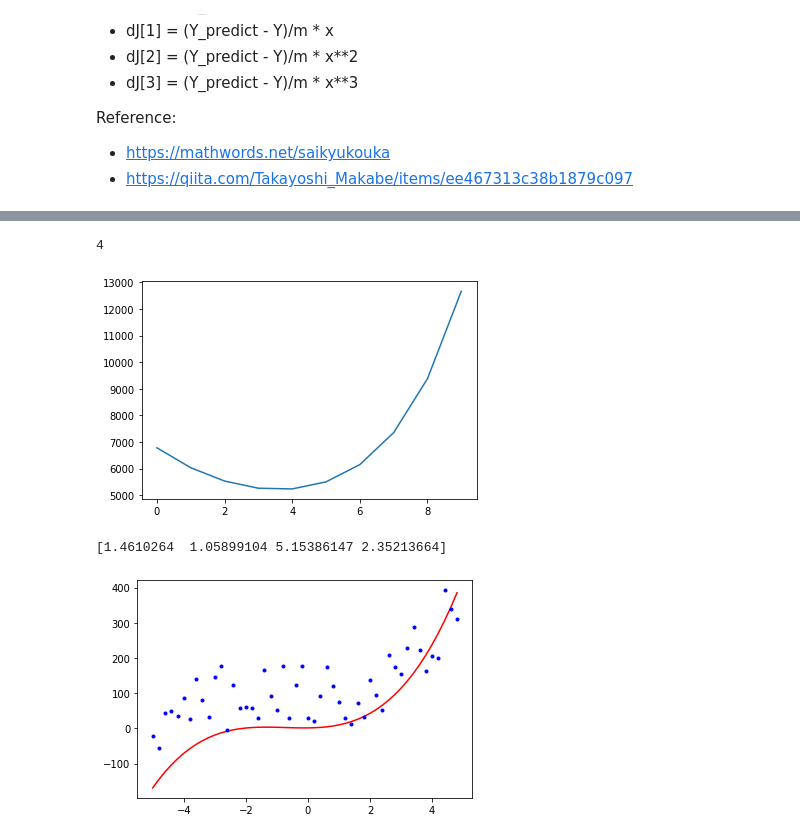
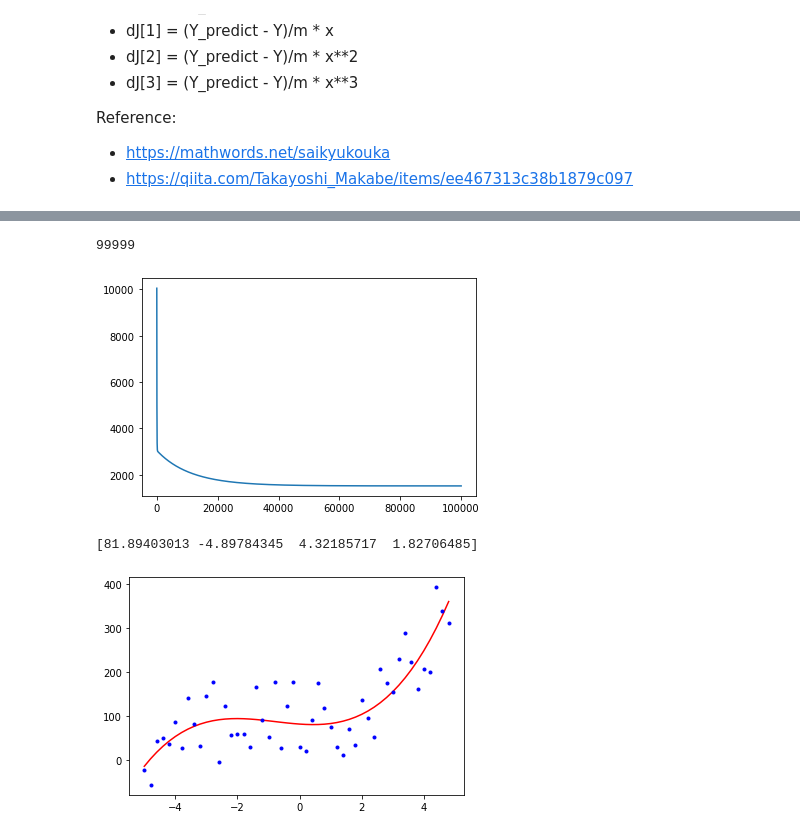
Before and after one commit to yemaozi88/speech_recognition_1, a Jupyter notebook: aki/curve_fitting.ipynb, the cells around one changed output, grey strips where cells are left out. Cells and saved outputs as stored; diff of their text form; code cells hidden in the pictures.

```diff
--- a/aki/curve_fitting.ipynb
+++ b/aki/curve_fitting.ipynb
@@ -12,7 +15,7 @@ import random
 import default_settings as default
 # %%
 # load samples.
-with open('data/regression_samples.txt') as f:
+with open('../data/regression_samples.txt') as f:
     lines = f.read().split('\n')
 X = [float(line.split()[0]) for line in lines if len(line.split()) > 0]
 Y = [float(line.split()[1]) for line in lines if len(line.split()) > 0]
@@ -128,21 +121,21 @@ plt.show()
 # %%
-w = np.ones(4)
-w_history, J_history = gradient_descent(w, X, Y, learning_rate = 0.001, n_iter = 10)
+w = np.zeros(4)
+w_history, J_history = gradient_descent(w, X, Y, learning_rate = 0.0001, n_iter = 100000)
 plt.plot(J_history)
 np.argmin(J_history)
 # %% [output]
-4
+99999
-[figure, old version]
+[figure, new version]
 # %%
 # get the min value of J.
 w_best = w_history[np.argmin(J_history)]
 print(w_best)
 
-Y_pred = F_(X, w_best)
+Y_pred = f_(X, w_best)
 
 plt.plot(X, Y_pred, 'r-')
 plt.plot(X, Y, 'b.')
 plt.show()
 # %% [output]
-[1.4610264  1.05899104 5.15386147 2.35213664]
+[81.89403013 -4.89784345  4.32185717  1.82706485]
-[figure, old version]
+[figure, new version]
```
Also changed, not shown: parts of 3 cells of this notebook.
